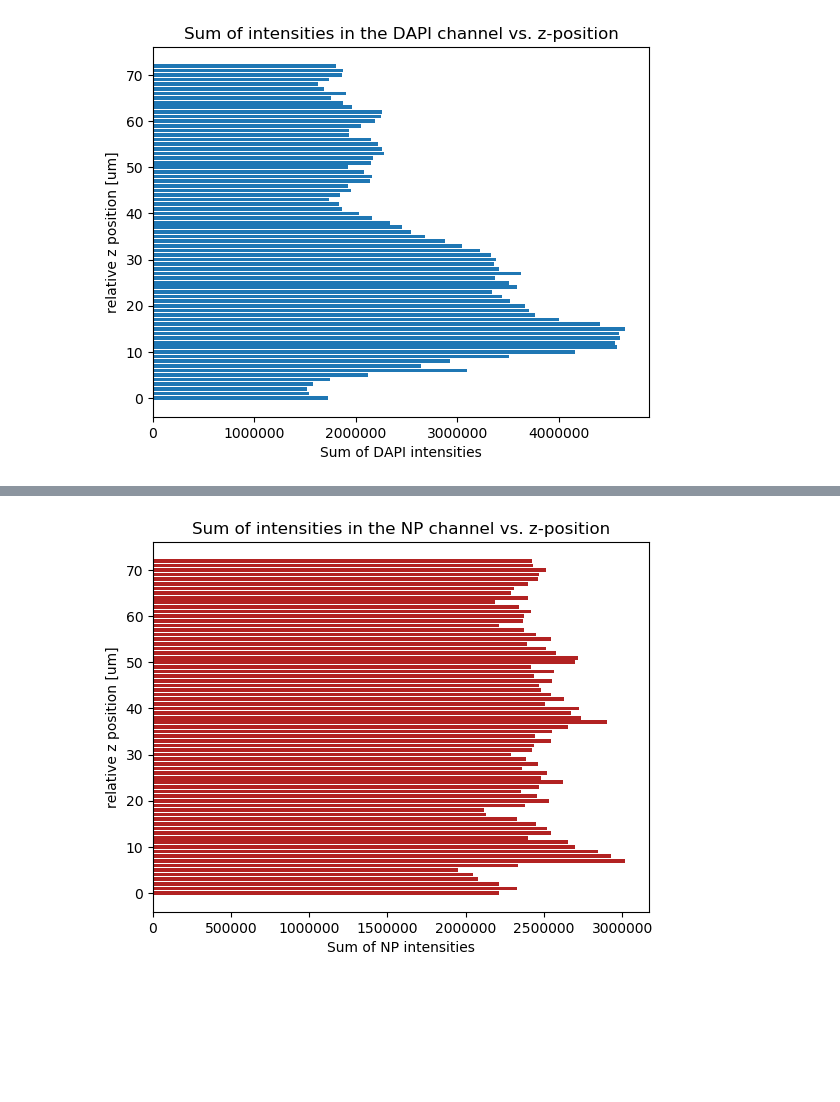
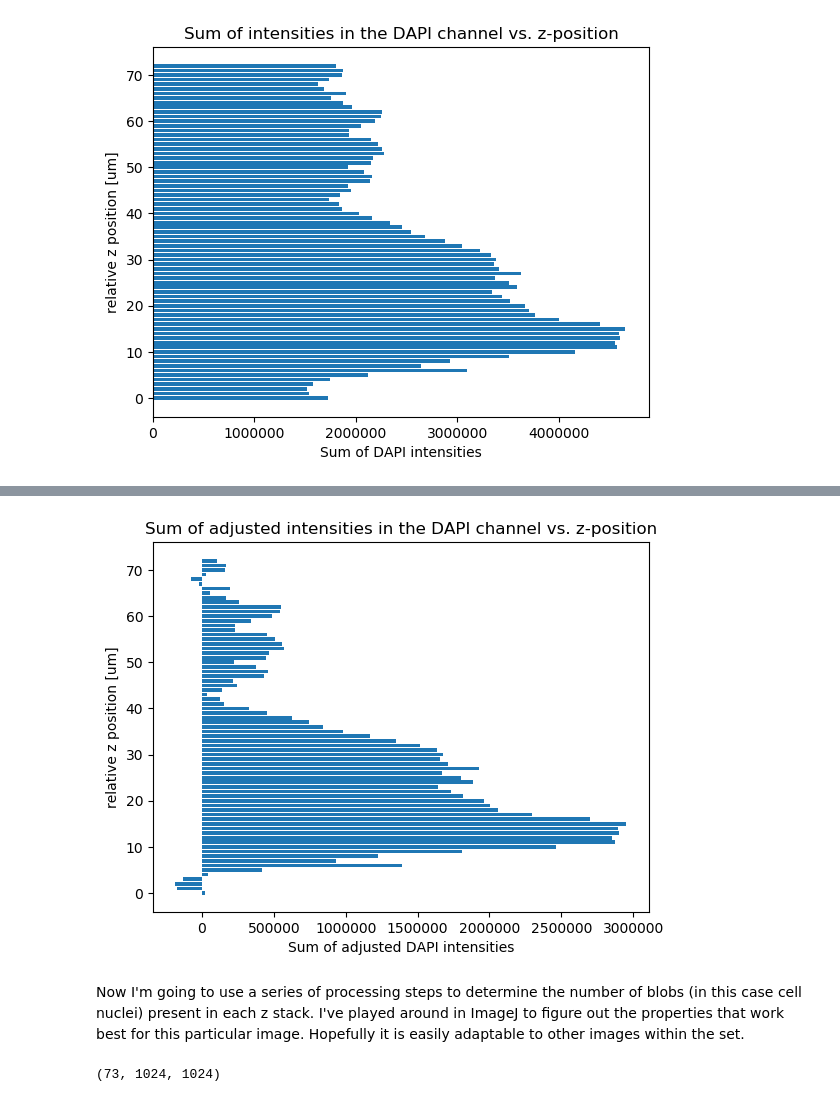
Before and after one commit to mimc7580/image_analysis, a Jupyter notebook: NP_penetration_quant.ipynb, the cells around one changed output, grey strips where cells are left out. Drawn from its saved outputs; the diff is of its cells as text; code cells hidden in the pictures; blank space fills up the shorter version.

```diff
--- a/NP_penetration_quant.ipynb
+++ b/NP_penetration_quant.ipynb
@@ -111,12 +130,26 @@ plt.show()
+# %%
+"""" Currently working on how to decide where we've officially "entered" a z-plane within the slice.
+    Definitely not sure if this is a proper way to do it, but I first just want to subtract out the average DAPI
+    intensity that exists in the first 4 and last 4 z-planes, where I know we're not in the slice and all signal
+    should be attributed to autofluorescence."""
+
+subtract_val = np.mean(np.array([np.mean(np.mean(DAPI, axis=1), axis=1)[0:4],np.mean(np.mean(DAPI, axis=1), axis=1)[-4:]]))
+DAPI_int_adj = DAPI_intensities-(subtract_val*1024*1024)
 # %%
 plt.rcdefaults()
 fig, ax = plt.subplots()
 
-ax.barh(z, NP_intensities, align='center', color='firebrick')
+ax.barh(z, DAPI_int_adj, align='center')
 ax.set_ylabel('relative z position [um]')
-ax.set_xlabel('Sum of NP intensities')
-ax.set_title('Sum of intensities in the NP channel vs. z-position')
+ax.set_xlabel('Sum of adjusted DAPI intensities')
+ax.set_title('Sum of adjusted intensities in the DAPI channel vs. z-position')
 
 plt.show()
 # %% [output]
-[figure, old version]
+[figure, new version]
+# %% [markdown]
+Now I'm going to use a series of processing steps to determine the number of blobs (in this case cell nuclei) present in each z stack. I've played around in ImageJ to figure out the properties that work best for this particular image. Hopefully it is easily adaptable to other images within the set.
+# %%
+DAPI.shape
+# %% [output]
+(73, 1024, 1024)
```
Also changed, not shown: parts of 11 cells of this notebook.
